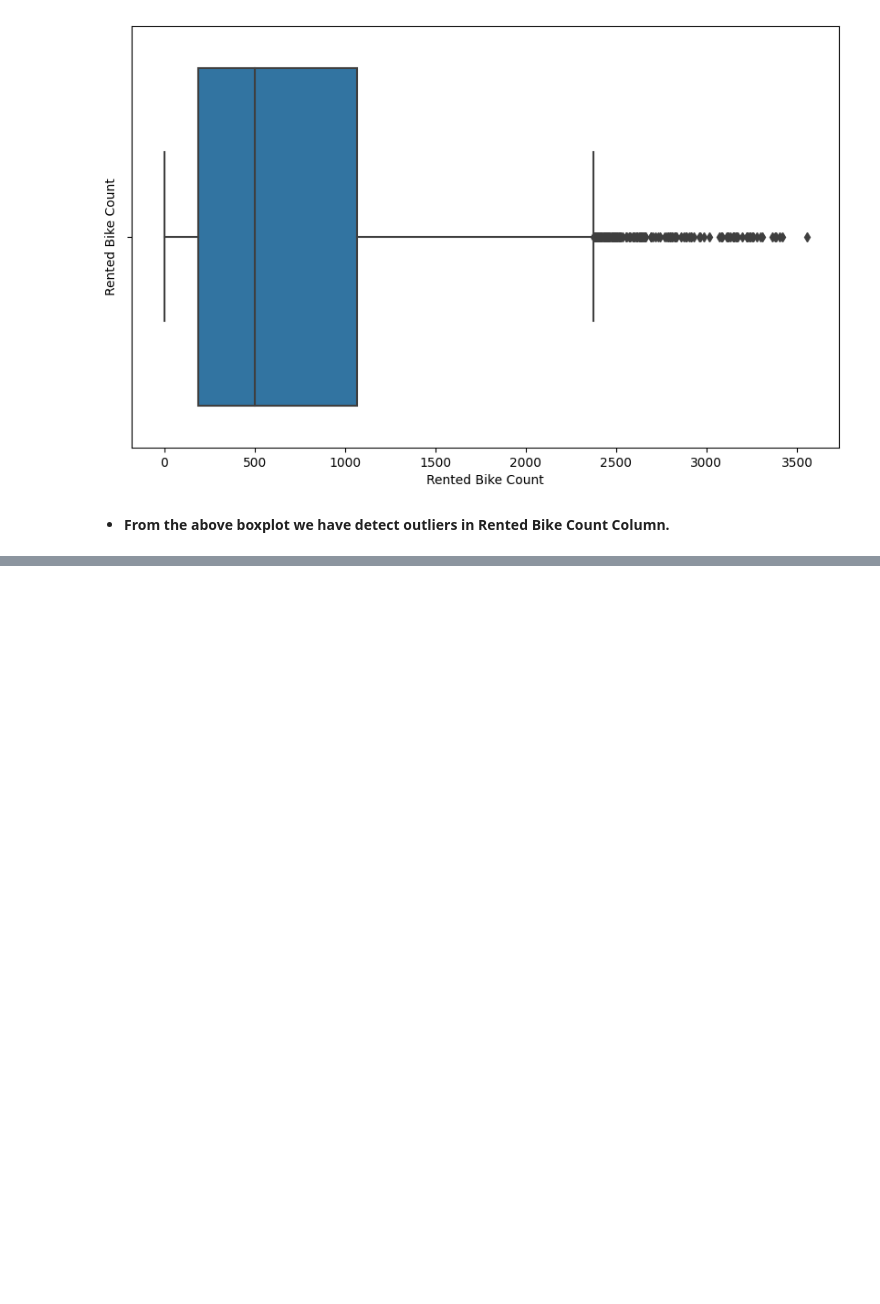
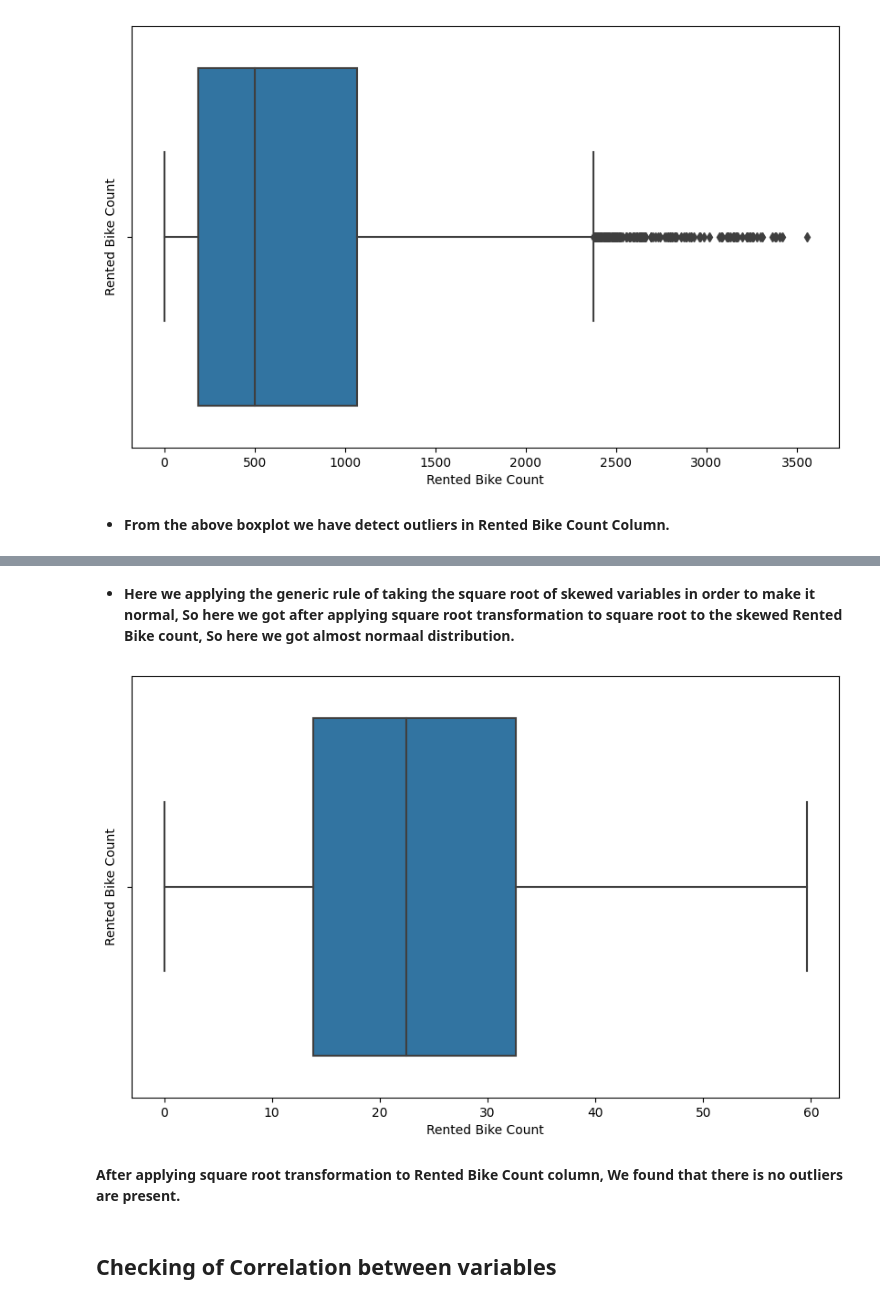
Before and after one commit to kumarsinghashu/Bike-sharing-demand-prediction, a Jupyter notebook: Bike_Sharing_Demand_Prediction_Capstone_Project_.ipynb, the cells around one changed output, grey strips where cells are left out. Saved outputs shown, nothing was run; the diff lists cells and outputs as text; code cells hidden in the pictures; blank space fills up the shorter version.

```diff
--- a/Bike_Sharing_Demand_Prediction_Capstone_Project_.ipynb
+++ b/Bike_Sharing_Demand_Prediction_Capstone_Project_.ipynb
@@ -606,0 +619,14 @@ sns.boxplot(x=Bike_df['Rented Bike Count'])
+# %% [markdown]
+* **Here we applying the generic rule of taking the square root of skewed variables in order to make it normal, So here we got after applying square root transformation to square root to the skewed Rented Bike count, So here we got almost normaal distribution.**
+# %%
+plt.figure(figsize=(10,6))
+
+plt.ylabel('Rented Bike Count')
+sns.boxplot(x=np.sqrt(Bike_df['Rented Bike Count']))
+plt.show()
+# %% [output]
+[figure, added]
+# %% [markdown]
+**After applying square root transformation to Rented Bike Count column, We found that there is no outliers are present.**
+# %% [markdown]
+## <b>Checking of Correlation between variables</b>
```
Also changed, not shown: parts of 6 cells of this notebook.
